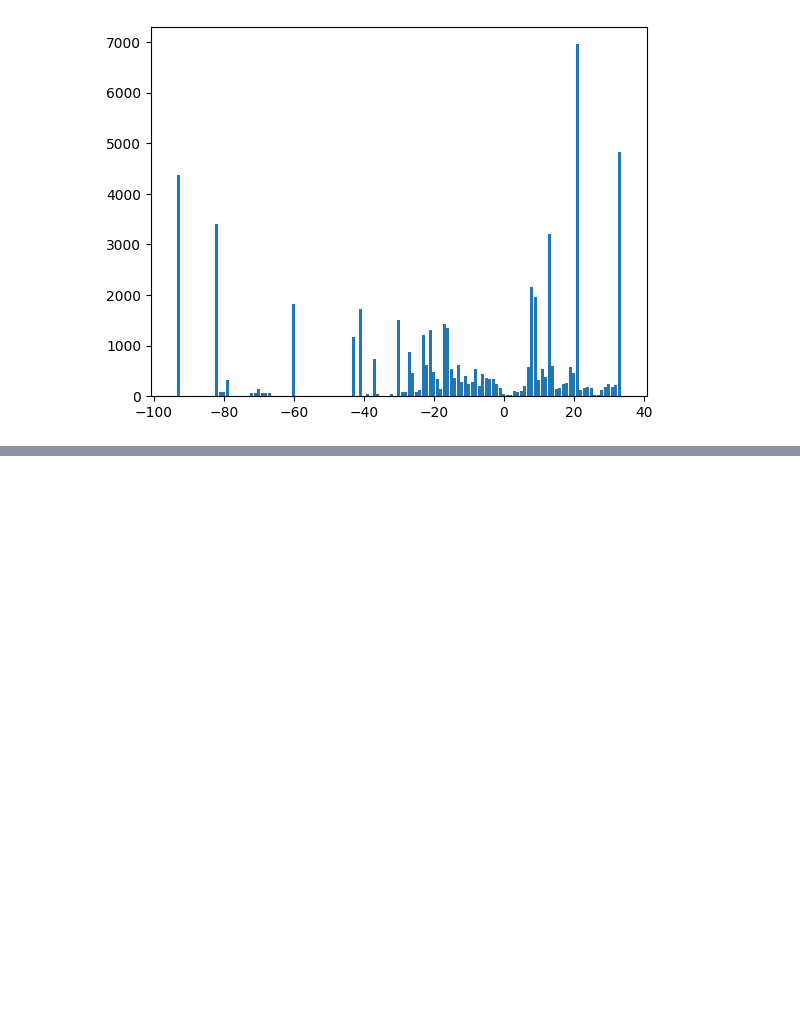
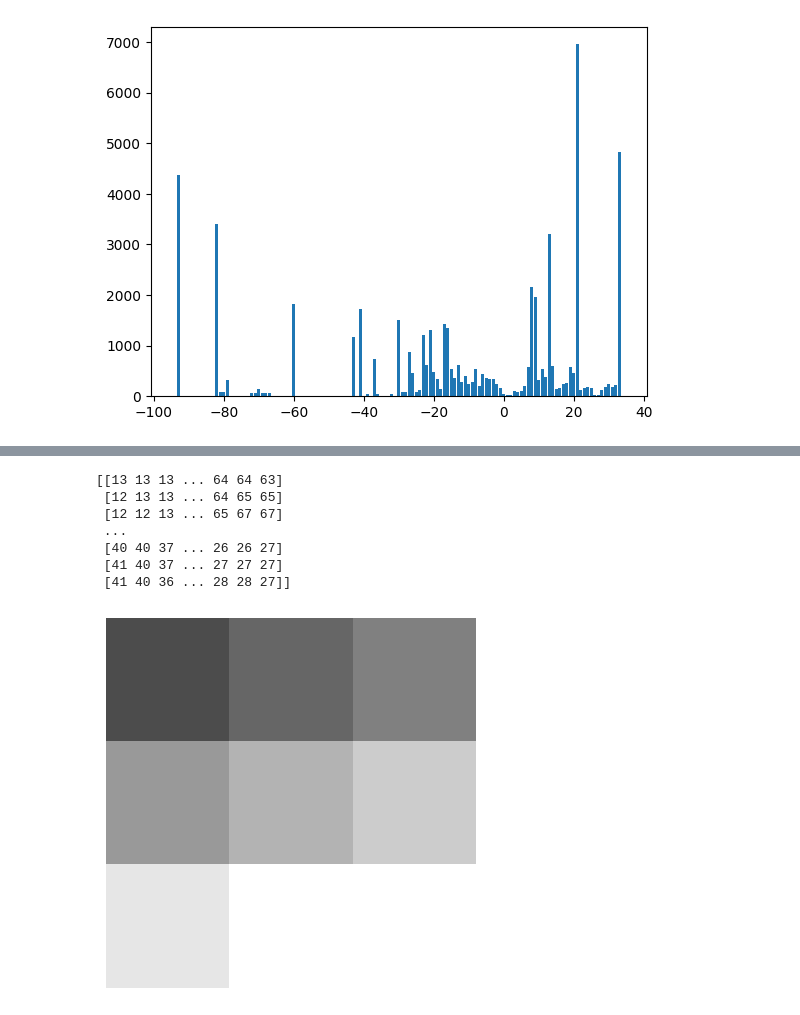
Before and after one commit to mprokhorov/bsu, a Jupyter notebook: fundamentals-of-digital-image-processing/lab4.ipynb, the cells around one changed output, grey strips where cells are left out. Cells and saved outputs as stored; diff of their text form; code cells hidden in the pictures; blank space fills up the shorter version.

```diff
--- a/fundamentals-of-digital-image-processing/lab4.ipynb
+++ b/fundamentals-of-digital-image-processing/lab4.ipynb
@@ -139,0 +212,18 @@ plt.bar(set.keys(), set.values())
+# %%
+print(flower[:,:,2])
+plt.imshow(flower[:,:,2], cmap='gray')
+np.max(flower[:,:,2])
+f = np.array([[3,4,5],[6,7,8],[9,10,11]],np.uint8)
+plt.imshow(f, cmap='gray')
+plt.clim(0, 10)
+plt.axis("off")
+plt.show()
+# %% [output]
+[[13 13 13 ... 64 64 63]
+ [12 13 13 ... 64 65 65]
+ [12 12 13 ... 65 67 67]
+ ...
+ [40 40 37 ... 26 26 27]
+ [41 40 37 ... 27 27 27]
+ [41 40 36 ... 28 28 27]]
+[figure, added]
```
Also changed, not shown: parts of 5 cells of this notebook.
